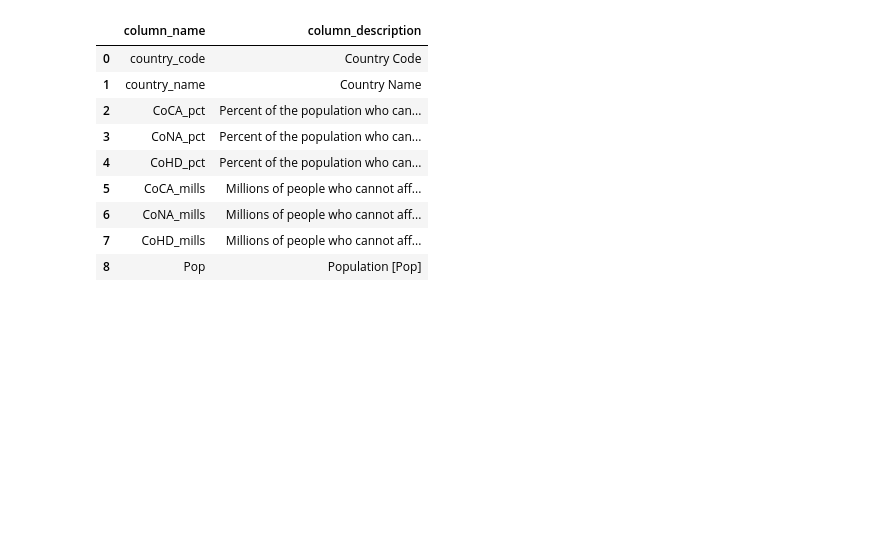
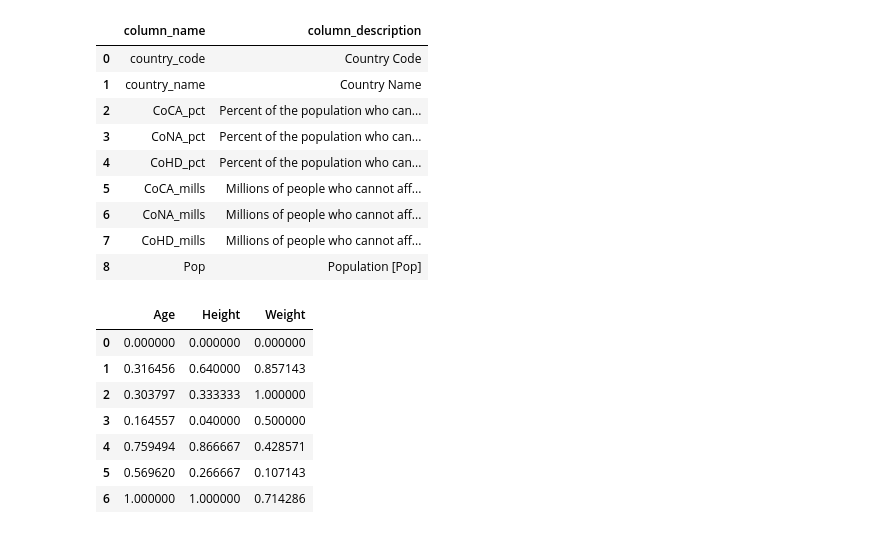
Before and after one commit to JimGile/group3-project1, a Jupyter notebook: src/jg_scratch.ipynb, the cells around one changed output. Saved outputs shown, nothing was run; the diff lists cells and outputs as text; code cells hidden in the pictures; blank space fills up the shorter version.

```diff
--- a/src/jg_scratch.ipynb
+++ b/src/jg_scratch.ipynb
@@ -135,3 +135,30 @@ df
 | 6 | CoNA_mills | Millions of people who cannot aff... |
 | 7 | CoHD_mills | Millions of people who cannot aff... |
 | 8 | Pop | Population [Pop] |
+# %%
+from sklearn.preprocessing import MinMaxScaler
+
+# Create a sample DataFrame
+data = {
+    'Age': [10, 35, 34, 23, 70, 55, 89],
+    'Height': [130, 178, 155, 133, 195, 150, 205],
+    'Weight': [80, 200, 220, 150, 140, 95, 180]
+}
+df = pd.DataFrame(data)
+
+# Initialize the MinMaxScaler
+scaler = MinMaxScaler()
+
+# Normalize the numeric columns
+df[['Age', 'Height', 'Weight']] = scaler.fit_transform(df[['Age', 'Height', 'Weight']])
+
+df
+# %% [output]
+|  | Age | Height | Weight |
+| 0 | 0.000000 | 0.000000 | 0.000000 |
+| 1 | 0.316456 | 0.640000 | 0.857143 |
+| 2 | 0.303797 | 0.333333 | 1.000000 |
+| 3 | 0.164557 | 0.040000 | 0.500000 |
+| 4 | 0.759494 | 0.866667 | 0.428571 |
+| 5 | 0.569620 | 0.266667 | 0.107143 |
+| 6 | 1.000000 | 1.000000 | 0.714286 |
```
Also changed, not shown: 1 other file.
